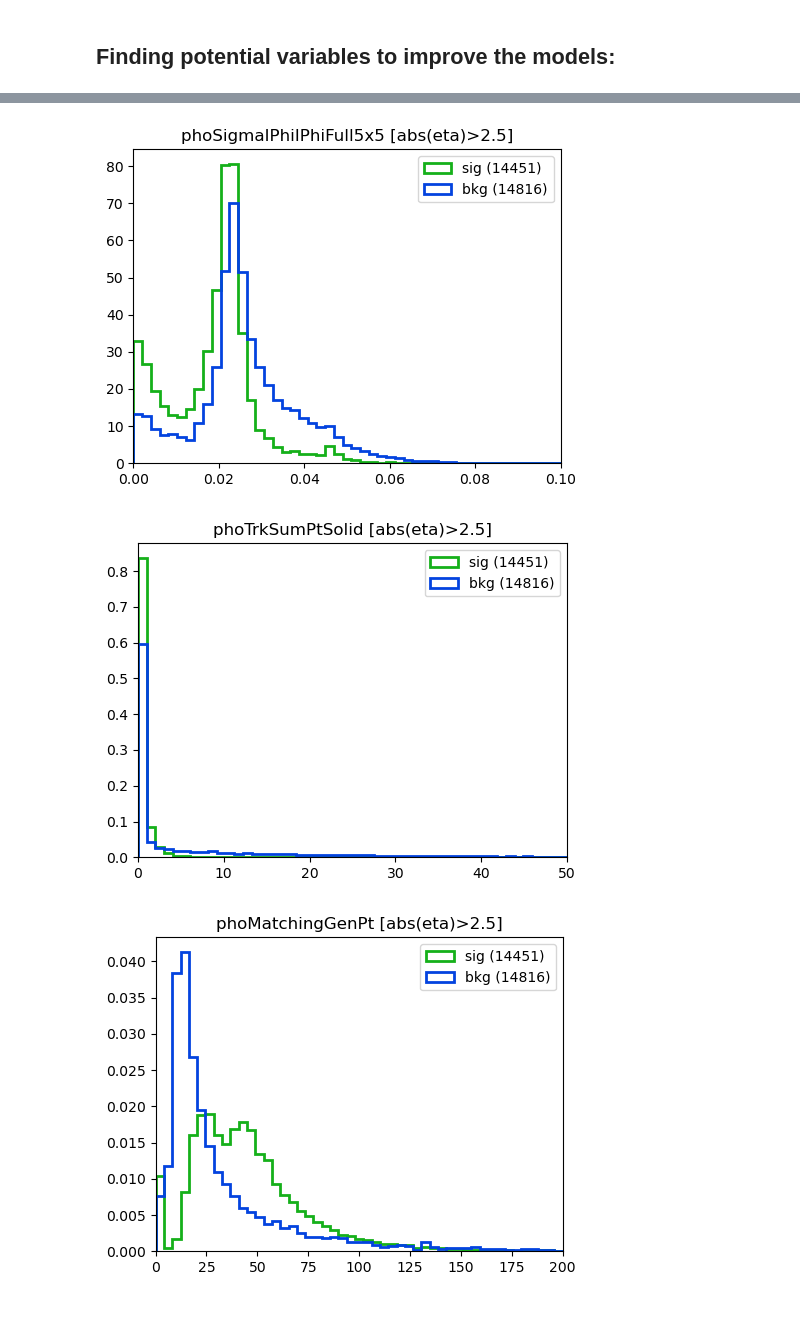
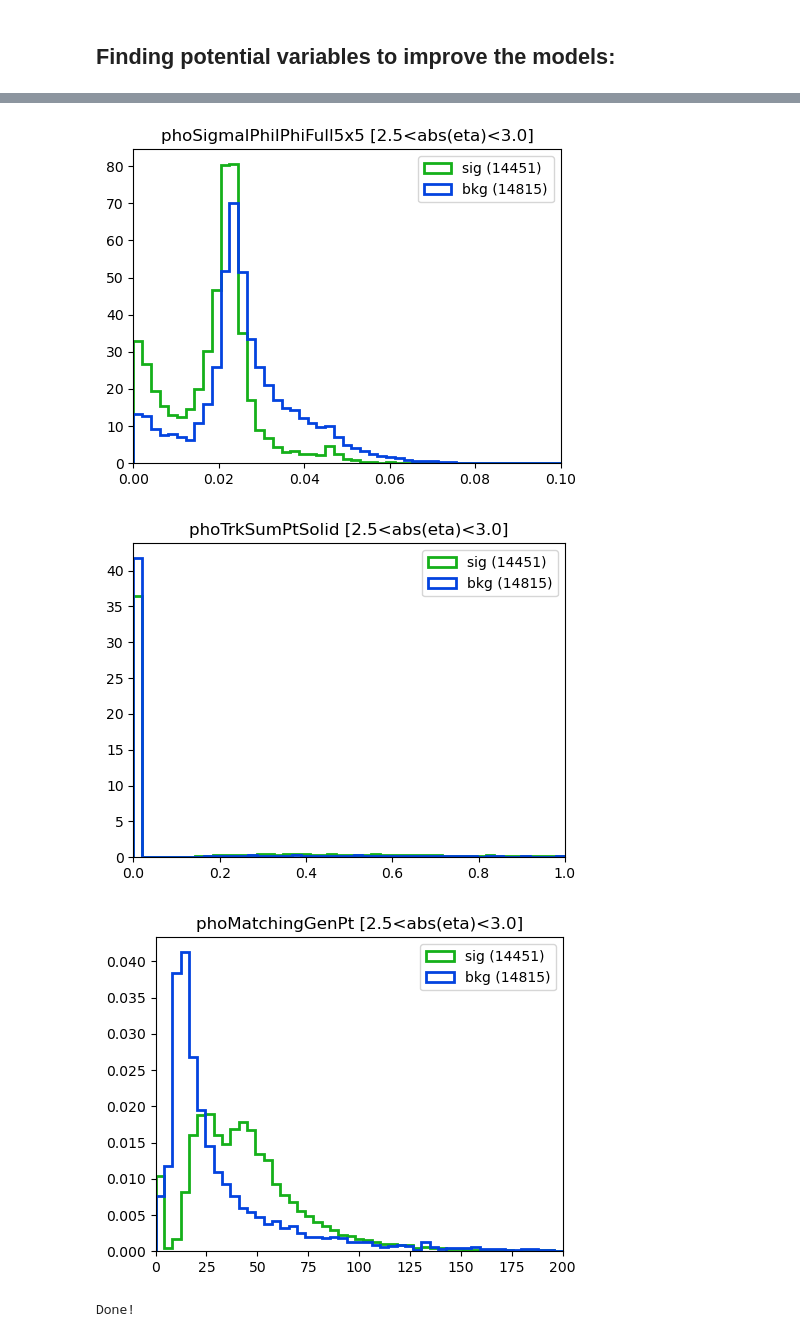
Before and after one commit to phazarik/PFPhotonID-validation-Run3, a Jupyter notebook: Evaluator.ipynb, the cells around one changed output, grey strips where cells are left out. Saved outputs shown, nothing was run; the diff lists cells and outputs as text; code cells hidden in the pictures.

```diff
--- a/Evaluator.ipynb
+++ b/Evaluator.ipynb
@@ -25,6 +29,14 @@ Folder ready.
 ## Preparing the dataframe
 ### Reading the input files
 # %%
+###########################################
+#Set global parameters here:
+model_to_use = 'var11_endcap'
+region_name  = 'forward region'
+figtype      = region_name.split(' ')[0]
+debug = False
+###########################################
+
 def csv_to_df(samplename_, nrows_):
     df = pd.read_csv(f'FlattenedCSVFiles/df_{samplename_}.csv', nrows=nrows_)
     df['sample'] = samplename_
@@ -160,13 +190,19 @@ QCD_PT-120to170           0          48499 (66.1 % + 33.9 %)
 - For endcap, `abs(eta) > 1.566`
 - For foward region, `abs(eta) > 2.5`
 # %%
-#Set global parameters here:
-model_to_use = 'var11_endcap'
-eta_range    = '[abs(eta)>2.5]'
-region_name  = 'forward region'
-figtype      = region_name.split(' ')[0]
-data = data_all[abs(data_all['phoEta']) > 2.5 ]
-#data = data_all[abs(data_all['phoEta']) < 2.5 ]
+eta_range=None
+if 'barrel' in region_name:
+    data = data_all[abs(data_all['phoEta']) < 1.442 ]
+    eta_range = '[abs(eta)<1.442]'
+    print('Eta-cut applied between 0 - 1.442')
+elif 'endcap' in region_name:
+    data = data_all[(abs(data_all['phoEta']) > 1.556) & (abs(data_all['phoEta']) < 2.4)]
+    eta_range = '[1.556<abs(eta)<2.5]'
+    print('Eta-cut applied between 1.556 - 2.5')
+elif 'forward' in region_name:
+    data = data_all[(abs(data_all['phoEta']) > 2.5) & (abs(data_all['phoEta']) < 3.0)]
+    eta_range = '[2.5<abs(eta)<3.0]'
+    print('Eta-cut applied between 2.5 - 3.0')
 
 data = data.reset_index(drop=True)
 print('Dataframe is ready for evaluation.')
@@ -524,7 +718,7 @@ potential_var = [
     ("phoHoverEValid",          0, 5),
     ("phoR9Full5x5",            0, 2),
     ("phoSigmaIPhiIPhiFull5x5", 0, 0.1),
-    ("phoTrkSumPtSolid",        0, 50),
+    ("phoTrkSumPtSolid",        0, 1),
     ("phoMatchingGenPt",        0, 200),
     #("sample",                  0, 1),
     #("truth",                   0, 1),
@@ -561,8 +755,6 @@ booleans = [
     "isPFPhoton",
     "isPhotonMatching"
 ]
-
-os.makedirs(f'plots/potential_variables_{figtype}', exist_ok=True)
 
 for i, (var, xmin, xmax) in enumerate(potential_var):
 
@@ -603,7 +795,11 @@ for i, (var, xmin, xmax) in enumerate(potential_var):
     plt.tight_layout(rect=[0, 0, 1, 0.97])
     plt.subplots_adjust(hspace=0.25) #do this after tight layout
 
-    plt.savefig(f'plots/potential_variables_{figtype}/{var}.png', dpi=300)
+    if not debug:
+        os.makedirs(f'plots/potential_variables/{figtype}', exist_ok=True)
+        plt.savefig(f'plots/potential_variables/{figtype}/{var}.png', dpi=300)
     plt.show()
     #break
+
+print('Done!')
 # %% [output]
@@ -612,3 +808,4 @@ for i, (var, xmin, xmax) in enumerate(potential_var):
-[figure, old version]
+[figure, new version]
-[figure, old version]
+[figure, new version]
-[figure, old version]
+[figure, new version]
+Done!
```
Also changed, not shown: parts of 20 cells of this notebook, 59 other files.
